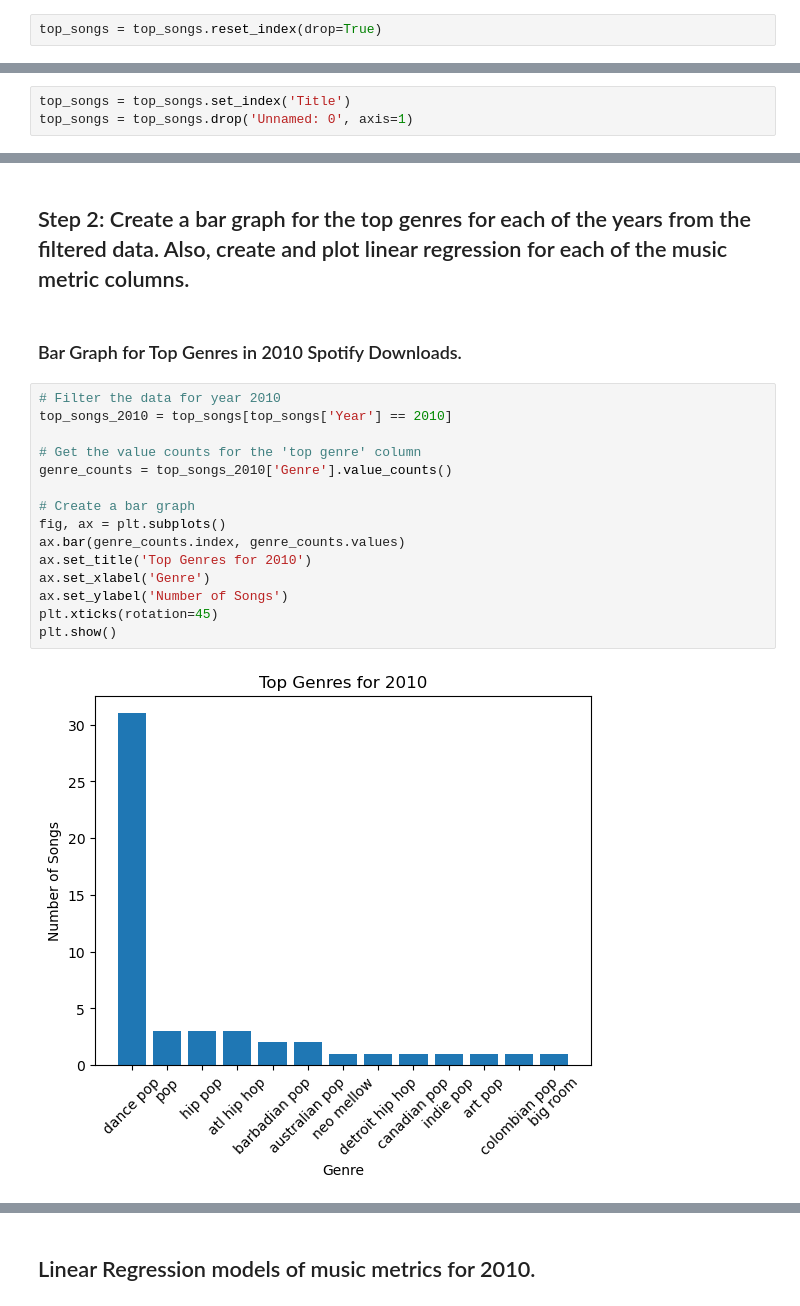
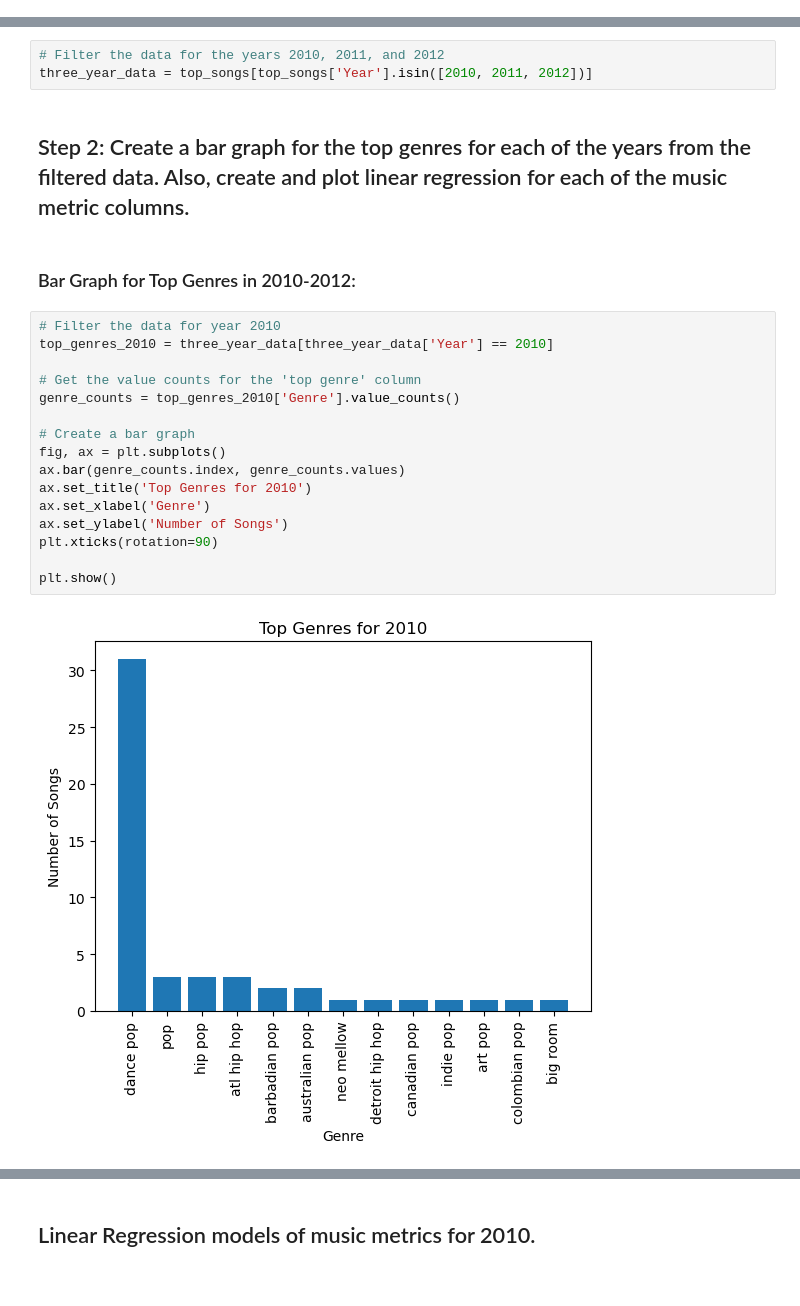
Before and after one commit to dalfonsonash/Week-7-Project-1, a Jupyter notebook: SpotiPy.ipynb, the cells around one changed output, grey strips where cells are left out. Drawn from its saved outputs; the diff is of its cells as text.

```diff
--- a/SpotiPy.ipynb
+++ b/SpotiPy.ipynb
@@ -73,2 +45,0 @@ top_songs.drop(['live', 'val', 'acous', 'pop'], axis=1)
-# %%
-top_songs = top_songs.reset_index(drop=True)
@@ -98,3 +45,0 @@ top_songs.head(5)
-# %%
-top_songs = top_songs.set_index('Title')
-top_songs = top_songs.drop('Unnamed: 0', axis=1)
@@ -119,21 +46,25 @@ top_songs.head(5)
+# %%
+# Filter the data for the years 2010, 2011, and 2012
+three_year_data = top_songs[top_songs['Year'].isin([2010, 2011, 2012])]
 # %% [markdown]
 ## Step 2: Create a bar graph for the top genres for each of the years from the filtered data.  Also, create and plot linear regression for each of the music metric columns.
 # %% [markdown]
-### Bar Graph for Top Genres in 2010 Spotify Downloads.
+### Bar Graph for Top Genres in 2010-2012:
 # %%
 # Filter the data for year 2010
-top_songs_2010 = top_songs[top_songs['Year'] == 2010]
+top_genres_2010 = three_year_data[three_year_data['Year'] == 2010]
 
 # Get the value counts for the 'top genre' column
-genre_counts = top_songs_2010['Genre'].value_counts()
+genre_counts = top_genres_2010['Genre'].value_counts()
 
 # Create a bar graph
 fig, ax = plt.subplots()
 ax.bar(genre_counts.index, genre_counts.values)
 ax.set_title('Top Genres for 2010')
 ax.set_xlabel('Genre')
 ax.set_ylabel('Number of Songs')
-plt.xticks(rotation=45)
+plt.xticks(rotation=90)
+
 plt.show()
 # %% [output]
-[figure, old version]
+[figure, new version]
```
Also changed, not shown: parts of 19 cells of this notebook.
